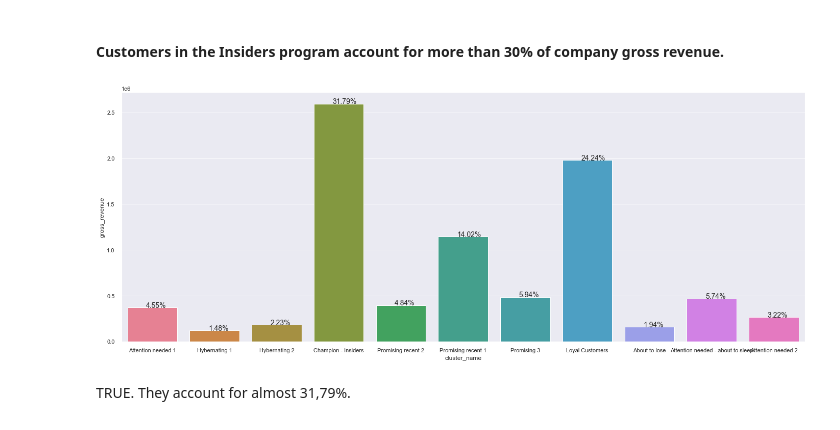
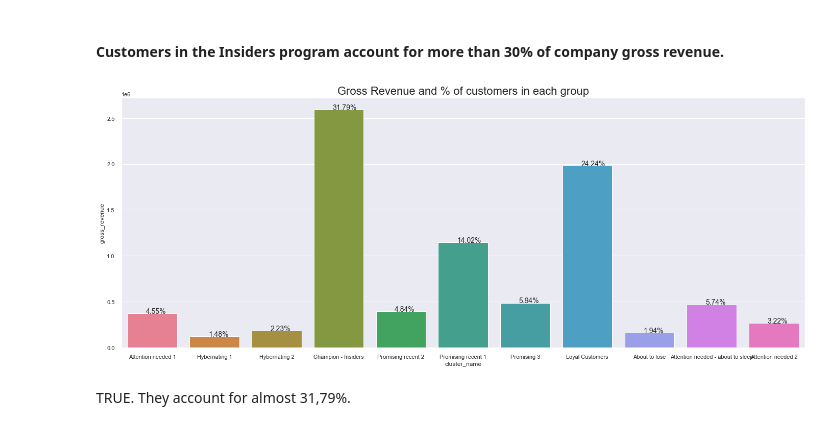
Before and after one commit to fusaa/insider-clients-clustering, a Jupyter notebook: c0.7 - notebook.ipynb, the cells around one changed output. Saved outputs shown, nothing was run; the diff lists cells and outputs as text; code cells hidden in the pictures.

```diff
--- a/c0.7 - notebook.ipynb
+++ b/c0.7 - notebook.ipynb
@@ -1614,7 +1679,7 @@ Text(0.5, 1.0, 'WSS vs K')
 from yellowbrick.cluster import KElbowVisualizer
 # !pip install yellowbrick.cluster
 
-kmeans = KElbowVisualizer(c.KMeans(), k=clusters, timing = False)
+kmeans = KElbowVisualizer(c.KMeans(), k=h77_clusters, timing = False)
 kmeans.fit(X)
 kmeans.show()  # it draws the method and tells you the best k value...
 
@@ -1625,7 +1690,7 @@ kmeans.show()  # it draws the method and tells you the best k value...
 # %% [markdown]
 ## Sillhouette Score
 # %%
-kmeans_si = KElbowVisualizer(c.KMeans(), k=clusters, metric = 'silhouette', timings = False)
+kmeans_si = KElbowVisualizer(c.KMeans(), k=h77_clusters, metric = 'silhouette', timings = False)
 kmeans_si.fit(X)
 kmeans_si.show()
 # %% [output]
@@ -1634,12 +1699,12 @@ kmeans_si.show()
 # %% [markdown]
 ## Silhouette Analysis
 # %%
-clusters = [9,10,11,12,13,14]
+h79_clusters = [9,10,11,12,13,14]
 
 fig, ax = plt.subplots(3,2, figsize = (25,18))
 pos = 1
 posi = 1
-for k in clusters:
+for k in h79_clusters:
     km = c.KMeans(n_clusters = k, init = 'random', n_init = 10, max_iter = 100, random_state = 42)
     q, mod = divmod(k, 2)
     # visualizer = SilhouetteVisualizer(km, colors = 'yellowbrick') #, ax=[0][0])
@@ -1914,8 +1961,8 @@ Cluster 10: "Attention needed 2"
 ### MindMap
 # %%
 df10 = df9_aux.copy()
-df10.head()
-df10['cluster_name'] = df_cluster['cluster'].map(cluster_names)
+df10['cluster_name'] = df10['cluster'].map(cluster_names)
+# df10.sample(8)
 # %% [markdown]
 - Modeling the phenomena.
 - Understanding entities (customer, location, family, income)
@@ -1996,19 +2043,20 @@ df_agg['cluster_name'] = df_agg['cluster'].map(cluster_names)
 # %%
 # ploting the results
 bar = sns.barplot(data = df_agg, x = 'cluster_name', y = 'gross_revenue', palette = 'husl');
-
+plt.title("Gross Revenue and % of customers in each group", fontsize = 22);
+#plt.figtext(0.5,0, 'he')
 bar_order = list(df_agg['cluster_name'].unique())
 spots = zip(bar.patches, bar_order)
 for spot in spots:
     total = df_agg['gross_revenue'].sum()
     class_total = df_agg[df_agg['cluster_name'] == spot[1]]['gross_revenue']
 
     percent = float(class_total/total*100)
 
     height = spot[0].get_height()
     bar.text(spot[0].get_x()+0.3, height+5, '{:.2f}%'.format(percent), fontsize = 14 )
 # %% [output]
-[figure, old version]
+[figure, new version]
 # %% [markdown]
 TRUE. They account for almost 31,79%.
 # %% [markdown]
```
Also changed, not shown: parts of 95 cells of this notebook.
